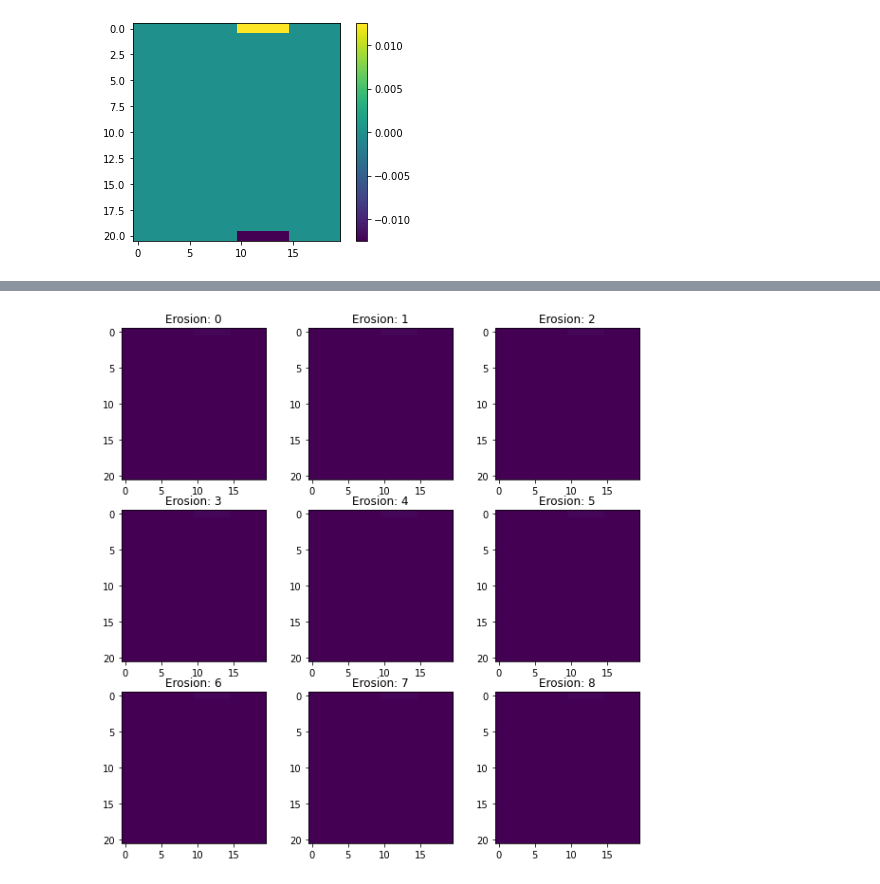
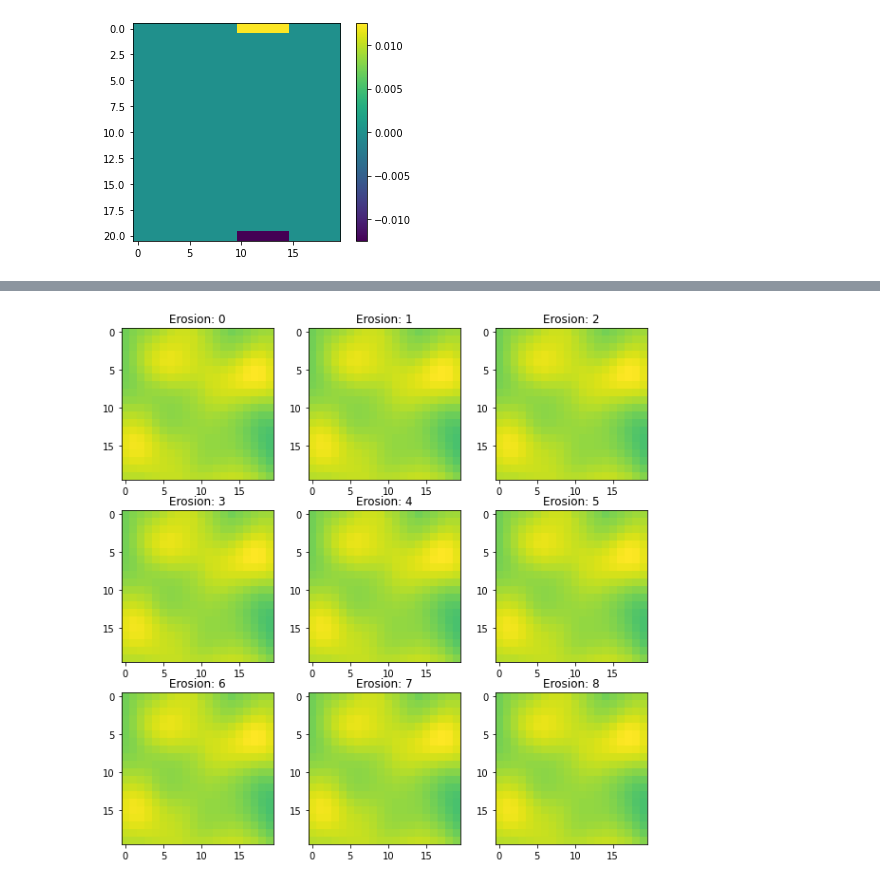
Before and after one commit to Julians42/AM205_Final_Project, a Jupyter notebook: pressure_prop.ipynb, the cells around one changed output, grey strips where cells are left out. Cells and saved outputs as stored; diff of their text form; code cells hidden in the pictures.

```diff
--- a/pressure_prop.ipynb
+++ b/pressure_prop.ipynb
@@ -148,27 +164,9 @@ def update_phi(phi, pressure, dt=dt):
-# %%
-# boundary conditions
-BC_y = np.zeros((rho0.shape[0]+1,rho0.shape[1]))
-BC_y[0, 10:15] = np.ones(5)/2
-BC_y[-1, 10:15] = -np.ones(5)/2
-
-BC_x = np.zeros((rho0.shape[0], rho0.shape[1]+1))
-BC_x[10:15, 0] = np.ones(5)/2
-BC_x[10:15, -1] = -np.ones(5)/2
-
-# update rho
-def time_step(phi, rho, BC_x, BC_y):
-    # update rho
-    rho_next = update_rho(rho0, smoothed, BC_x, BC_y)[2]
-    # get pressure from rho
-    pressure = calc_pressure(rho_next)
-    # update phi
-    phi_next = update_phi(phi, pressure, dt=dt)
-    return phi_next, rho_next, pressure
-phis = [smoothed]; rhos = [rho0]
-for i in range(100):
-    phi, rho, press = time_step(phis[i], rhos[i], BC_x, BC_y)
-    phis.append(phi)
-    rhos.append(rho)
-
-# plt.imshow(time_step(smoothed, rho0, BC_x, BC_y)[0])
-# plt.colorbar()
+# %%
+phi_list = [smoothed]; rho_list =[rho0]
+for i in range(10):
+    rho_next = update_rho(rho_list[i], smoothed, BC_x, BC_y)[0]
+    pressure_current = calc_pressure(rho_next)
+    phi_new = update_phi(phi_list[i], pressure_current, dt=dt, c=1)
+    phi_list.append(phi_new); rho_list.append(rho_next)
+plt.imshow(phi_list[9])
+plt.colorbar()
@@ -175,10 +203,10 @@ for i in range(100):
 # %%
 fig, ax = plt.subplots(3,3, figsize=((10,10)))
 
 axs = ax.ravel()
 
 for i in range(9):
-    axs[i].imshow(rhos[i+90], vmin=0, vmax = 1)
+    axs[i].imshow(phis[i+80], vmin=0, vmax = 1)
     axs[i].set_title(f"Erosion: {i}")
 # %% [output]
-[figure, old version]
+[figure, new version]
```
Also changed, not shown: parts of 6 cells of this notebook.
